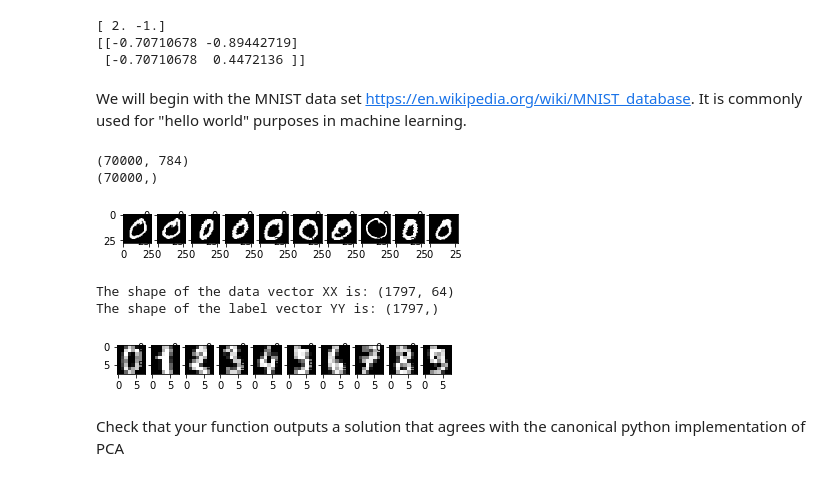
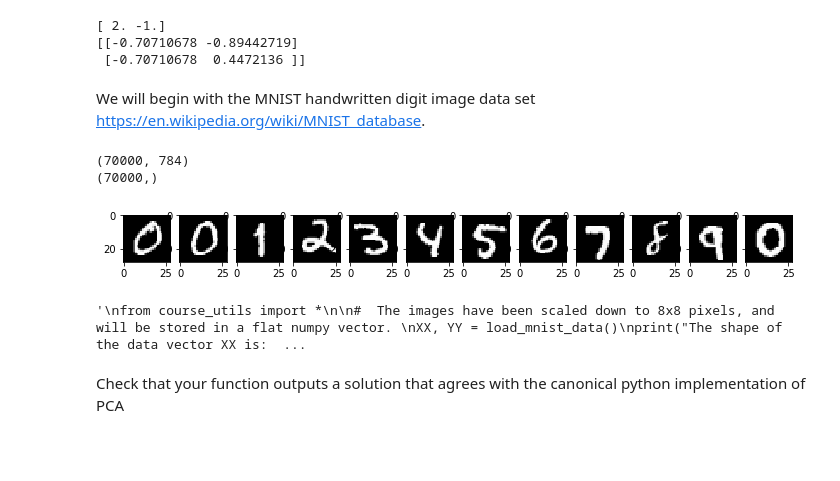
Before and after one commit to hlynurd/unsupervised-vizdoom, a Jupyter notebook: old_notebooks/trafficsign_gtestw.ipynb, the cells around one changed output. Drawn from its saved outputs; the diff is of its cells as text; code cells hidden in the pictures; blank space fills up the shorter version.

```diff
--- a/old_notebooks/trafficsign_gtestw.ipynb
+++ b/old_notebooks/trafficsign_gtestw.ipynb
@@ -55,25 +46,26 @@ def principal_component_analysis(data, pca_components=2):
     ### YOUR CODE ENDS HERE ###
     return (U, E, V)
 # %% [markdown]
-We will begin with the MNIST data set https://en.wikipedia.org/wiki/MNIST_database. It is commonly used for "hello world" purposes in machine learning.
+We will begin with the MNIST handwritten digit image data set https://en.wikipedia.org/wiki/MNIST_database.
 # %%
-# XXX: Probably want to use full MNIST instead for better eigendigits
 import sklearn.datasets as ds
 import matplotlib.pyplot as plt
-
+from course_utils import *
 dataset = ds.fetch_mldata('MNIST original', data_home="./lotsofspace/mnist")
-XXX, YYY = dataset["data"].astype('float'), np.array(dataset["target"]).astype('float')
-print(XXX.shape)
-print(YYY.shape)
-for i in range(10):
-    plt.subplot(1, 10, i+1)
-    plt.imshow(np.reshape(XXX[i,:], (28, 28)), cmap="gray")
+XX, YY = dataset["data"].astype('float'), np.array(dataset["target"]).astype('float')
+print(XX.shape)
+print(YY.shape)
+plt.figure(figsize=(12, 12))
+for i in range(12):
+    plt.subplot(1, 12, i+1)
+    plt.imshow(np.reshape(XX[int(i*5500),:], (28, 28)), cmap="gray")
 plt.show()
 # %% [output]
 (70000, 784)
 (70000,)
-[figure, old version]
+[figure, new version]
 # %%
+'''
 from course_utils import *
 
 #  The images have been scaled down to 8x8 pixels, and will be stored in a flat numpy vector.
@@ -85,10 +77,9 @@ for i in range(10):
     plt.subplot(1, 10, i+1)
     plt.imshow(np.reshape(XX[i,:], (8, 8)), cmap="gray")
 plt.show()
+'''
 # %% [output]
-The shape of the data vector XX is: (1797, 64)
-The shape of the label vector YY is: (1797,)
+'\nfrom course_utils import *\n\n#  The images have been scaled down to 8x8 pixels, and will be stored in a flat numpy vector. \nXX, YY = load_mnist_data()\nprint("The shape of the data vector XX is:  ...
-[figure, removed]
 # %% [markdown]
 Check that your function outputs a solution that agrees with the canonical python implementation of PCA
 # %%
```
Also changed, not shown: parts of 18 cells of this notebook.
